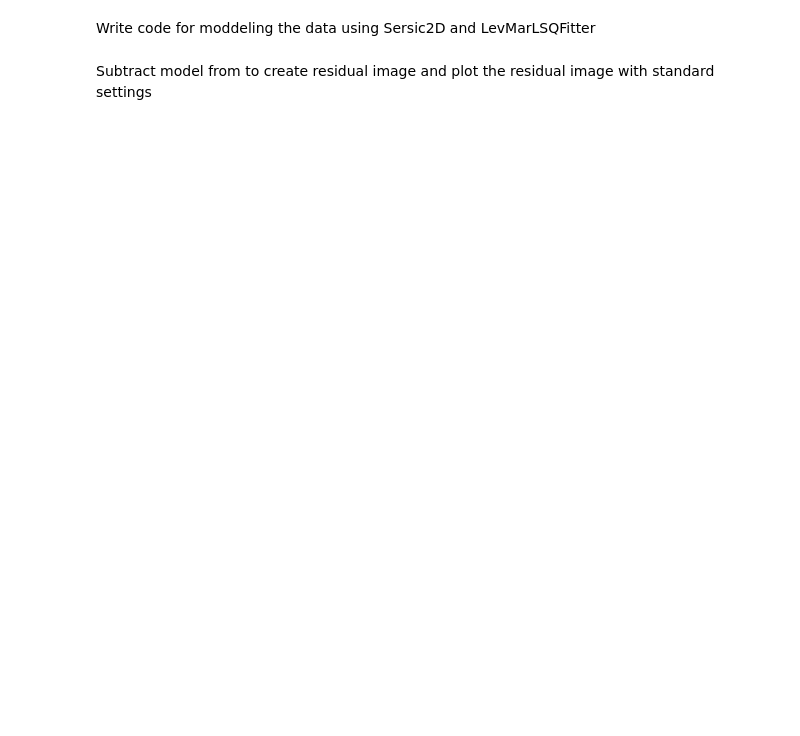
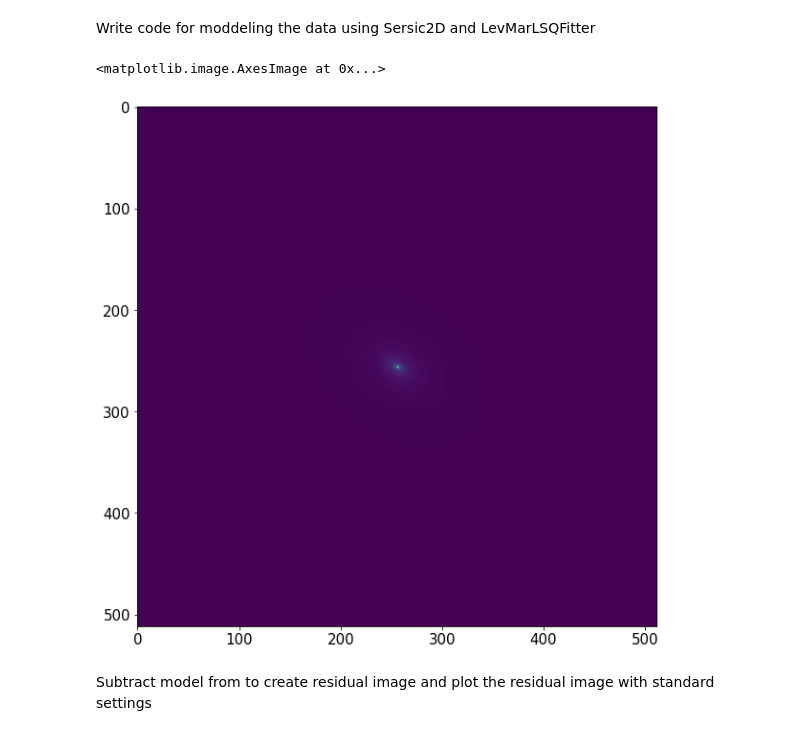
Before and after one commit to rahule-1999/DDA-python, a Jupyter notebook: Week_1/Puzzle_III.ipynb, the cells around one changed output. Cells and saved outputs as stored; diff of their text form; code cells hidden in the pictures; blank space fills up the shorter version.

```diff
--- a/Week_1/Puzzle_III.ipynb
+++ b/Week_1/Puzzle_III.ipynb
@@ -74,2 +59,23 @@ model
+# %%
+# Initialize with Sersic2D model
+init = models.Sersic2D()
+
+# Choosing the fitting method
+fit = fitting.LevMarLSQFitter()
+
+# Creating a x,y mesh for giving every point in the image an x,y coordinate and normalizing it to [-1,1]
+
+y,x = np.mgrid[-256:256,-256:256]/256
+
+# Fit the model to data
+
+model = fit(init,x,y,z = data)
+model
+
+# Plot the model using standard setting
+plt.imshow(model(x,y))
+# %% [output]
+<matplotlib.image.AxesImage at 0x...>
+[figure, added]
 # %% [markdown]
 Subtract model from  to create residual image and plot the residual image with standard settings
```
Also changed, not shown: parts of 20 cells of this notebook.
